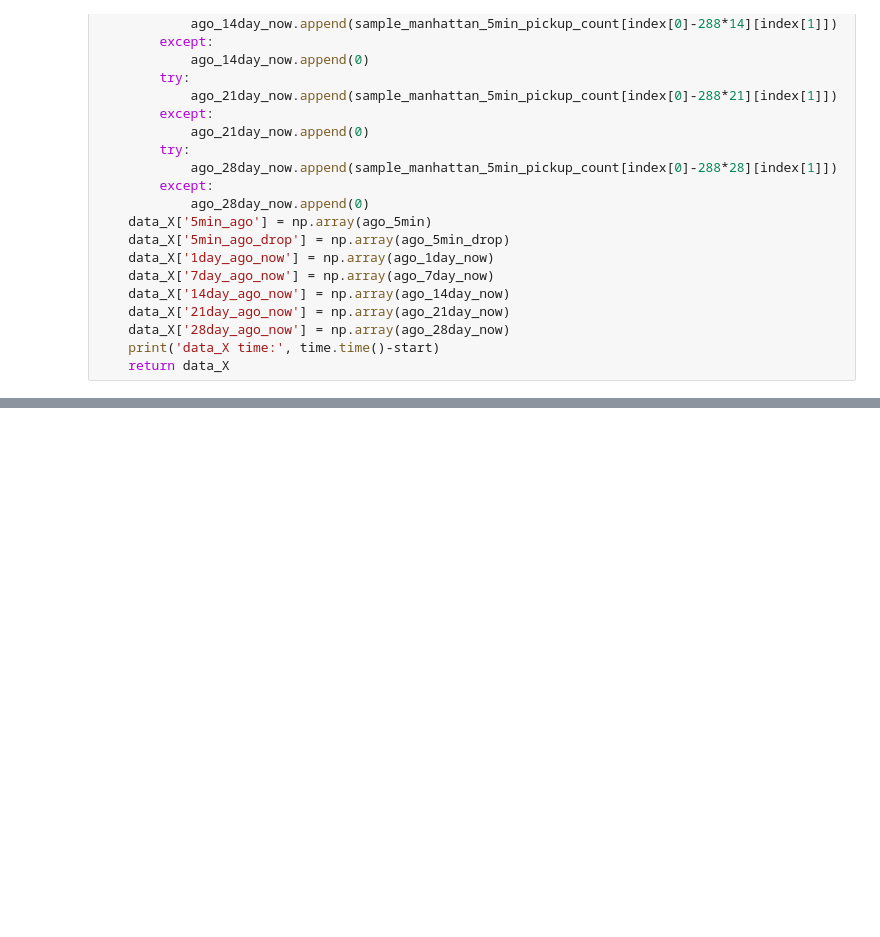
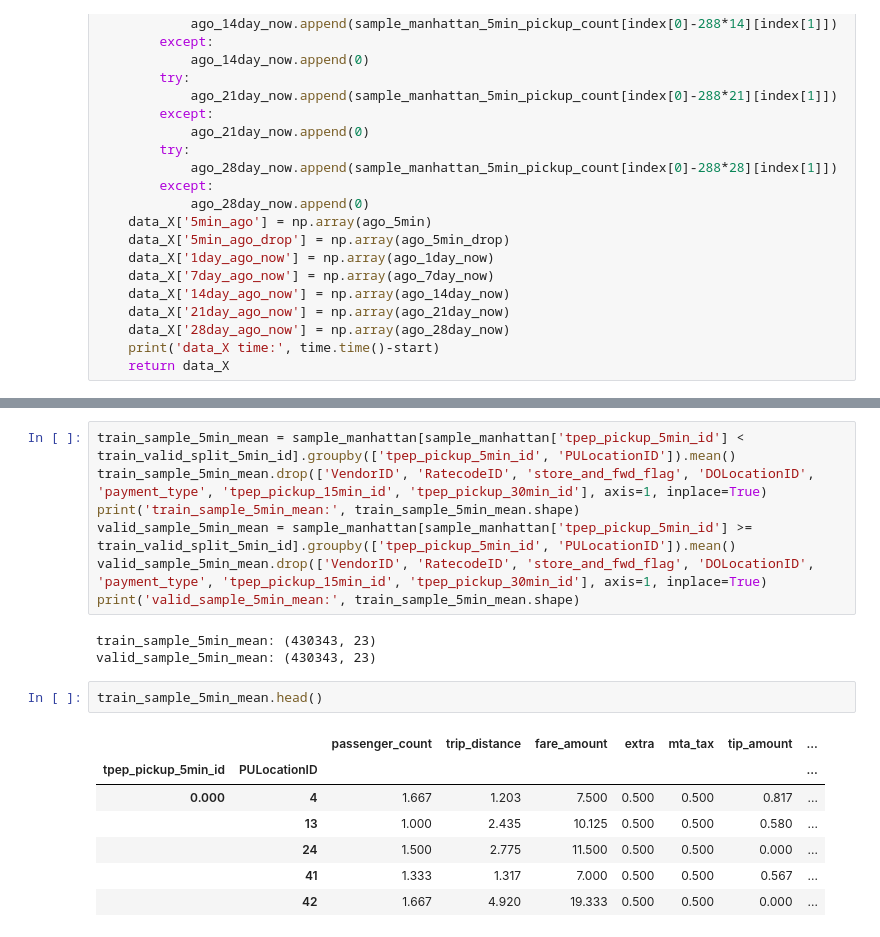
Before and after one commit to hlmiao/nyc_taxi_requests_prediction, a Jupyter notebook: nyc_taxi_requests_prediction.ipynb, the cells around one changed output, grey strips where cells are left out. Drawn from its saved outputs; the diff is of its cells as text; blank space fills up the shorter version.

```diff
--- a/nyc_taxi_requests_prediction.ipynb
+++ b/nyc_taxi_requests_prediction.ipynb
@@ -589,0 +593,20 @@ valid_X.describe()
+# %%
+train_sample_5min_mean = sample_manhattan[sample_manhattan['tpep_pickup_5min_id'] < train_valid_split_5min_id].groupby(['tpep_pickup_5min_id', 'PULocationID']).mean()
+train_sample_5min_mean.drop(['VendorID', 'RatecodeID', 'store_and_fwd_flag', 'DOLocationID', 'payment_type', 'tpep_pickup_15min_id', 'tpep_pickup_30min_id'], axis=1, inplace=True)
+print('train_sample_5min_mean:', train_sample_5min_mean.shape)
+valid_sample_5min_mean = sample_manhattan[sample_manhattan['tpep_pickup_5min_id'] >= train_valid_split_5min_id].groupby(['tpep_pickup_5min_id', 'PULocationID']).mean()
+valid_sample_5min_mean.drop(['VendorID', 'RatecodeID', 'store_and_fwd_flag', 'DOLocationID', 'payment_type', 'tpep_pickup_15min_id', 'tpep_pickup_30min_id'], axis=1, inplace=True)
+print('valid_sample_5min_mean:', train_sample_5min_mean.shape)
+# %% [output]
+train_sample_5min_mean: (430343, 23)
+valid_sample_5min_mean: (430343, 23)
+# %%
+train_sample_5min_mean.head()
+# %% [output]
+|  |  | passenger_count | trip_distance | fare_amount | extra | mta_tax | tip_amount | ... |
+| tpep_pickup_5min_id | PULocationID |  |  |  |  |  |  | ... |
+| 0.000 | 4 | 1.667 | 1.203 | 7.500 | 0.500 | 0.500 | 0.817 | ... |
+|  | 13 | 1.000 | 2.435 | 10.125 | 0.500 | 0.500 | 0.580 | ... |
+|  | 24 | 1.500 | 2.775 | 11.500 | 0.500 | 0.500 | 0.000 | ... |
+|  | 41 | 1.333 | 1.317 | 7.000 | 0.500 | 0.500 | 0.567 | ... |
+|  | 42 | 1.667 | 4.920 | 19.333 | 0.500 | 0.500 | 0.000 | ... |
```
Also changed, not shown: parts of 23 cells of this notebook.
